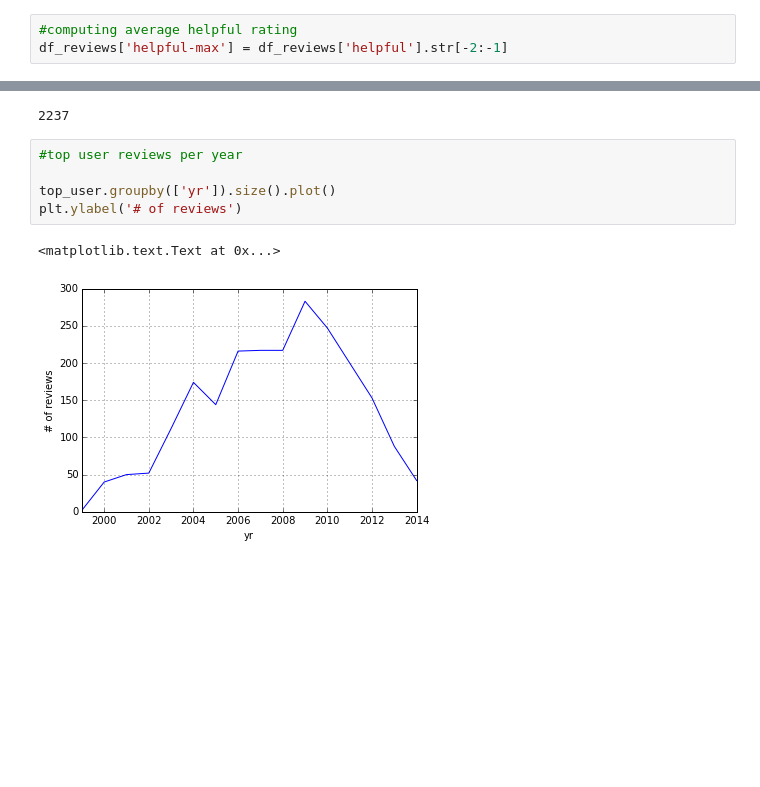
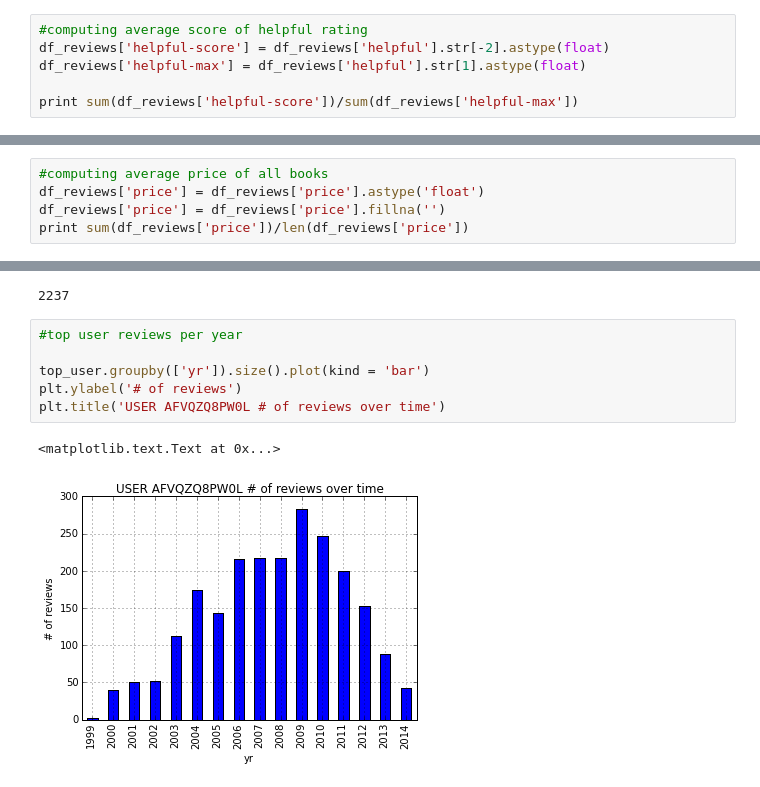
Before and after one commit to hmallajosyula/Amazon-Recommender-System, a Jupyter notebook: Capstone.ipynb, the cells around one changed output, grey strips where cells are left out. Cells and saved outputs as stored; diff of their text form; blank space fills up the shorter version.

```diff
--- a/Capstone.ipynb
+++ b/Capstone.ipynb
@@ -105,5 +106,8 @@ len(df_reviews)
 # %% [output]
 1000000
 # %%
-#computing average helpful rating
-df_reviews['helpful-max'] = df_reviews['helpful'].str[-2:-1]
+#computing average score of helpful rating
+df_reviews['helpful-score'] = df_reviews['helpful'].str[-2].astype(float)
+df_reviews['helpful-max'] = df_reviews['helpful'].str[1].astype(float)
+
+print sum(df_reviews['helpful-score'])/sum(df_reviews['helpful-max'])
@@ -109,0 +116,5 @@ df_reviews['helpful-max'] = df_reviews['helpful'].str[-2:-1]
+# %%
+#computing average price of all books
+df_reviews['price'] = df_reviews['price'].astype('float')
+df_reviews['price'] = df_reviews['price'].fillna('')
+print sum(df_reviews['price'])/len(df_reviews['price'])
@@ -153,8 +159,9 @@ len(top_user)
 # %%
 #top user reviews per year
 
-top_user.groupby(['yr']).size().plot()
+top_user.groupby(['yr']).size().plot(kind = 'bar')
 plt.ylabel('# of reviews')
+plt.title('USER AFVQZQ8PW0L # of reviews over time')
 # %% [output]
 <matplotlib.text.Text at 0x...>
-[figure, old version]
+[figure, new version]
```
Also changed, not shown: parts of 15 cells of this notebook.
